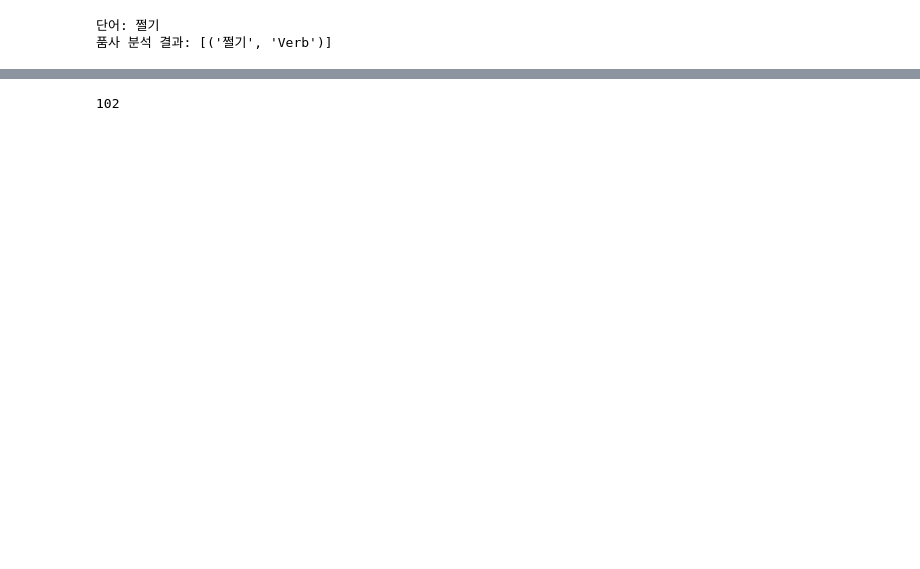
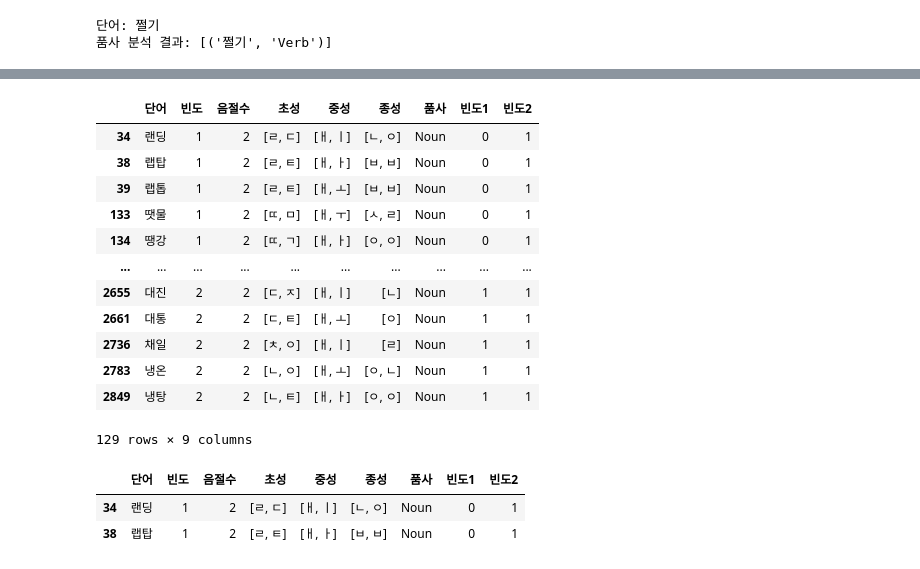
Before and after one commit to irregular6612/phoneticConvergence, a Jupyter notebook: data.ipynb, the cells around one changed output, grey strips where cells are left out. Drawn from its saved outputs; the diff is of its cells as text; code cells hidden in the pictures; blank space fills up the shorter version.

```diff
--- a/data.ipynb
+++ b/data.ipynb
@@ -449,7 +455,26 @@ for idx, item in enumerate(counter):
-# %%
-sum = 0
-for item in counter:
-    sum += item
-sum
-# %% [output]
-102
+# %%
+#pd.set_option('display.max_rows', None)
+pd.reset_option('display.max_rows')
+sample[(sample['중성'].str[0] == 'ㅐ')]
+# %% [output]
+|  | 단어 | 빈도 | 음절수 | 초성 | 중성 | 종성 | 품사 | 빈도1 | 빈도2 |
+| 34 | 랜딩 | 1 | 2 | [ㄹ, ㄷ] | [ㅐ, ㅣ] | [ㄴ, ㅇ] | Noun | 0 | 1 |
+| 38 | 랩탑 | 1 | 2 | [ㄹ, ㅌ] | [ㅐ, ㅏ] | [ㅂ, ㅂ] | Noun | 0 | 1 |
+| 39 | 랩톱 | 1 | 2 | [ㄹ, ㅌ] | [ㅐ, ㅗ] | [ㅂ, ㅂ] | Noun | 0 | 1 |
+| 133 | 땟물 | 1 | 2 | [ㄸ, ㅁ] | [ㅐ, ㅜ] | [ㅅ, ㄹ] | Noun | 0 | 1 |
+| 134 | 땡강 | 1 | 2 | [ㄸ, ㄱ] | [ㅐ, ㅏ] | [ㅇ, ㅇ] | Noun | 0 | 1 |
+| ... | ... | ... | ... | ... | ... | ... | ... | ... | ... |
+| 2655 | 대진 | 2 | 2 | [ㄷ, ㅈ] | [ㅐ, ㅣ] | [ㄴ] | Noun | 1 | 1 |
+| 2661 | 대통 | 2 | 2 | [ㄷ, ㅌ] | [ㅐ, ㅗ] | [ㅇ] | Noun | 1 | 1 |
+| 2736 | 채일 | 2 | 2 | [ㅊ, ㅇ] | [ㅐ, ㅣ] | [ㄹ] | Noun | 1 | 1 |
+| 2783 | 냉온 | 2 | 2 | [ㄴ, ㅇ] | [ㅐ, ㅗ] | [ㅇ, ㄴ] | Noun | 1 | 1 |
+| 2849 | 냉탕 | 2 | 2 | [ㄴ, ㅌ] | [ㅐ, ㅏ] | [ㅇ, ㅇ] | Noun | 1 | 1 |
+129 rows × 9 columns
+# %%
+word_list = ['랜딩', '랩탑']
+filtered_df = main_df[main_df['단어'].isin(word_list)]
+filtered_df
+# %% [output]
+|  | 단어 | 빈도 | 음절수 | 초성 | 중성 | 종성 | 품사 | 빈도1 | 빈도2 |
+| 34 | 랜딩 | 1 | 2 | [ㄹ, ㄷ] | [ㅐ, ㅣ] | [ㄴ, ㅇ] | Noun | 0 | 1 |
+| 38 | 랩탑 | 1 | 2 | [ㄹ, ㅌ] | [ㅐ, ㅏ] | [ㅂ, ㅂ] | Noun | 0 | 1 |
```
Also changed, not shown: parts of 20 cells of this notebook, 1 other file.
